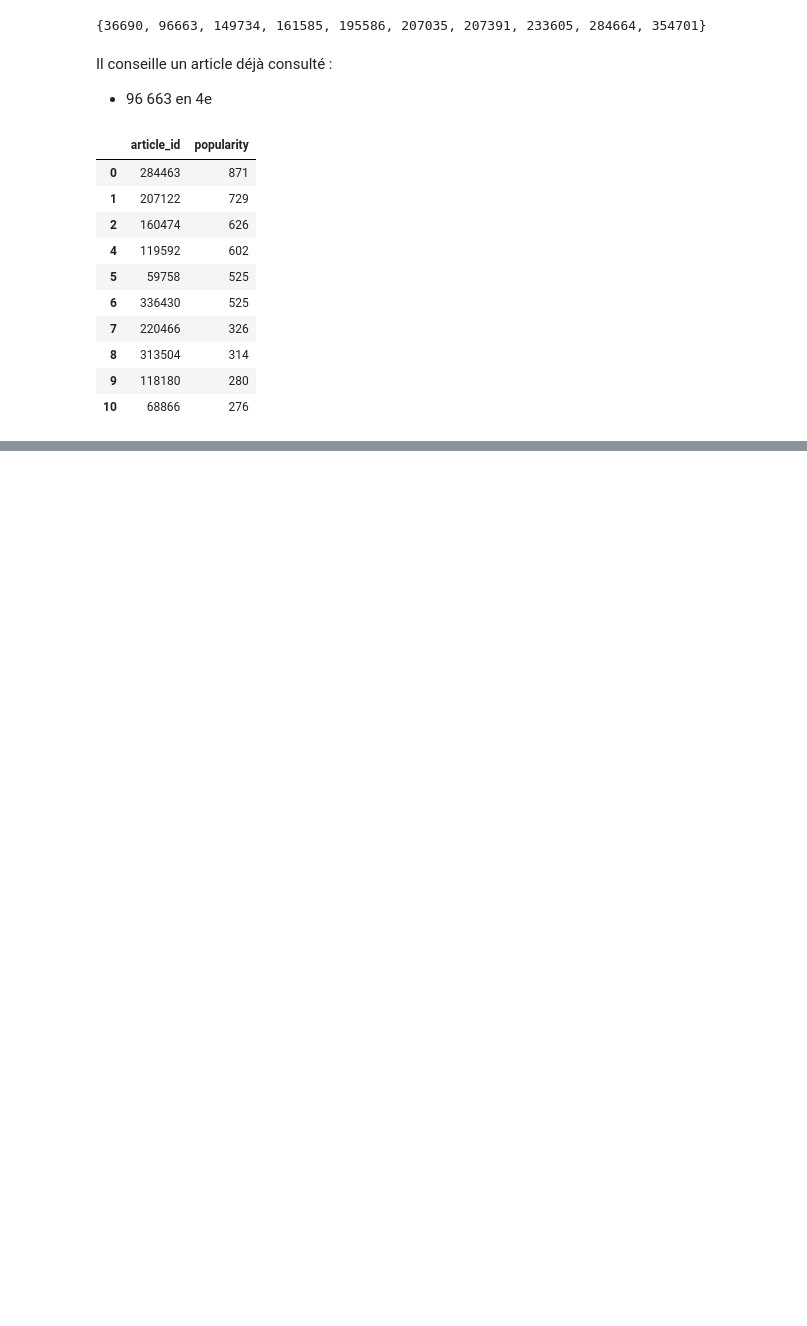
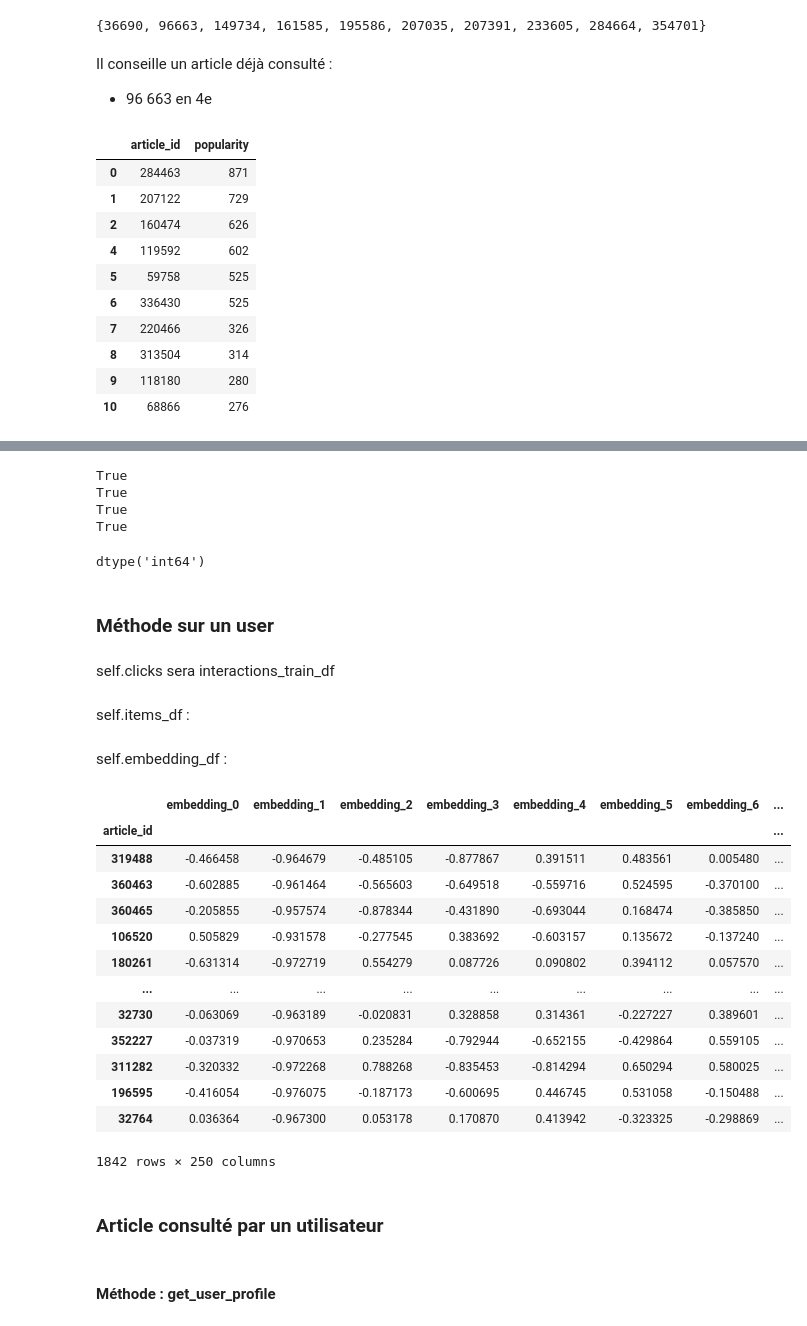
Before and after one commit to rlossec/RecSys_notebooks, a Jupyter notebook: p9-models.ipynb, the cells around one changed output, grey strips where cells are left out. Drawn from its saved outputs; the diff is of its cells as text; code cells hidden in the pictures; blank space fills up the shorter version.

```diff
--- a/p9-models.ipynb
+++ b/p9-models.ipynb
@@ -210,0 +266,18 @@ popularity_model.recommend_items(user_id=9261, items_to_ignore = set(interaction
+# %%
+for k in [233769, 235665, 234686, 236294]:
+    print(k in articles_min_df.index)
+# %% [output]
+True
+True
+True
+True
+# %%
+articles_min_df.index.dtype
+# %% [output]
+dtype('int64')
+# %% [markdown]
+### Méthode sur un user
+# %% [markdown]
+self.clicks sera interactions_train_df
+# %% [markdown]
+self.items_df :
@@ -210,0 +286,24 @@ popularity_model.recommend_items(user_id=9261, items_to_ignore = set(interaction
+# %% [markdown]
+self.embedding_df :
+# %%
+embedding_min_df = articles_min_df.drop(columns=['category_id', 'created_at_ts', 'words_count'])
+embedding_min_df
+# %% [output]
+|  | embedding_0 | embedding_1 | embedding_2 | embedding_3 | embedding_4 | embedding_5 | embedding_6 | ... |
+| article_id |  |  |  |  |  |  |  | ... |
+| 319488 | -0.466458 | -0.964679 | -0.485105 | -0.877867 | 0.391511 | 0.483561 | 0.005480 | ... |
+| 360463 | -0.602885 | -0.961464 | -0.565603 | -0.649518 | -0.559716 | 0.524595 | -0.370100 | ... |
+| 360465 | -0.205855 | -0.957574 | -0.878344 | -0.431890 | -0.693044 | 0.168474 | -0.385850 | ... |
+| 106520 | 0.505829 | -0.931578 | -0.277545 | 0.383692 | -0.603157 | 0.135672 | -0.137240 | ... |
+| 180261 | -0.631314 | -0.972719 | 0.554279 | 0.087726 | 0.090802 | 0.394112 | 0.057570 | ... |
+| ... | ... | ... | ... | ... | ... | ... | ... | ... |
+| 32730 | -0.063069 | -0.963189 | -0.020831 | 0.328858 | 0.314361 | -0.227227 | 0.389601 | ... |
+| 352227 | -0.037319 | -0.970653 | 0.235284 | -0.792944 | -0.652155 | -0.429864 | 0.559105 | ... |
+| 311282 | -0.320332 | -0.972268 | 0.788268 | -0.835453 | -0.814294 | 0.650294 | 0.580025 | ... |
+| 196595 | -0.416054 | -0.976075 | -0.187173 | -0.600695 | 0.446745 | 0.531058 | -0.150488 | ... |
+| 32764 | 0.036364 | -0.967300 | 0.053178 | 0.170870 | 0.413942 | -0.323325 | -0.298869 | ... |
+1842 rows × 250 columns
+# %% [markdown]
+###  Article consulté par un utilisateur
+# %% [markdown]
+#### Méthode : get_user_profile
```
Also changed, not shown: parts of 20 cells of this notebook.
